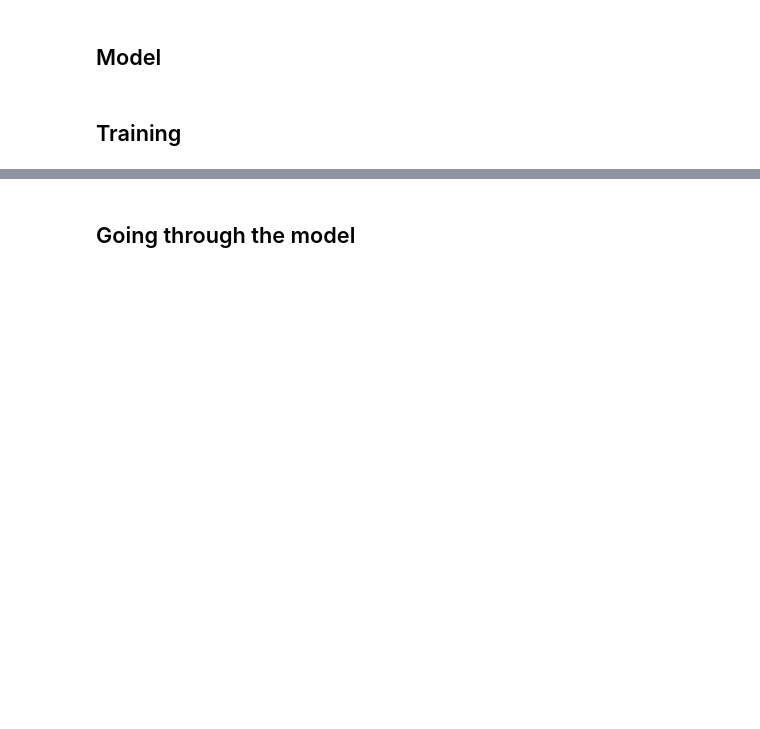
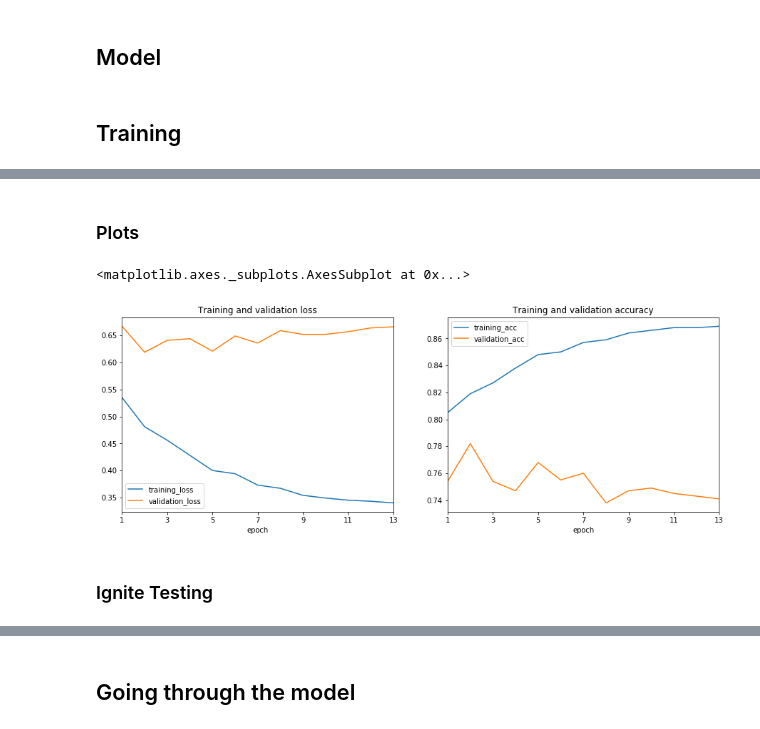
Before and after one commit to sudarshan85/nlpbook, a Jupyter notebook: ag/agnews_classifier.ipynb, the cells around one changed output, grey strips where cells are left out. Drawn from its saved outputs; the diff is of its cells as text; code cells hidden in the pictures; blank space fills up the shorter version.

Commit message:
AGNews done

```diff
--- a/ag/agnews_classifier.ipynb
+++ b/ag/agnews_classifier.ipynb
@@ -102,0 +138,4 @@ ig1.run()
+# %%
+VANILLA=0
+PRETRAINED=1
+FROZEN=2
@@ -102,0 +146,22 @@ ig1.run()
+# %%
+state_dicts = [consts.work_dir/'agnews_vanilla.pth', consts.work_dir/'agnews_pretrained.pth',
+               consts.work_dir/'agnews_frozen.pth']
+metric_files = [consts.work_dir/'metrics_vanilla.csv', consts.work_dir/'metrics_pretrained.csv',
+              consts.work_dir/'metrics_frozen.csv']
+idx = PRETRAINED
+# %% [markdown]
+### Plots
+# %%
+training_metrics = pd.read_csv(metric_files[idx])
+training_metrics = training_metrics[:-1]
+# %%
+fig, axes = plt.subplots(nrows=1, ncols=2, figsize=(15,5))
+training_metrics.plot(x='epoch', y=['training_loss', 'validation_loss'], kind='line',
+                      title='Training and validation loss', ax=axes[0])
+training_metrics.plot(x='epoch', y=['training_acc', 'validation_acc'], kind='line',
+                      title='Training and validation accuracy', ax=axes[1])
+# %% [output]
+<matplotlib.axes._subplots.AxesSubplot at 0x...>
+[figure, added]
+# %% [markdown]
+### Ignite Testing
```
Also changed, not shown: parts of 18 cells of this notebook.
